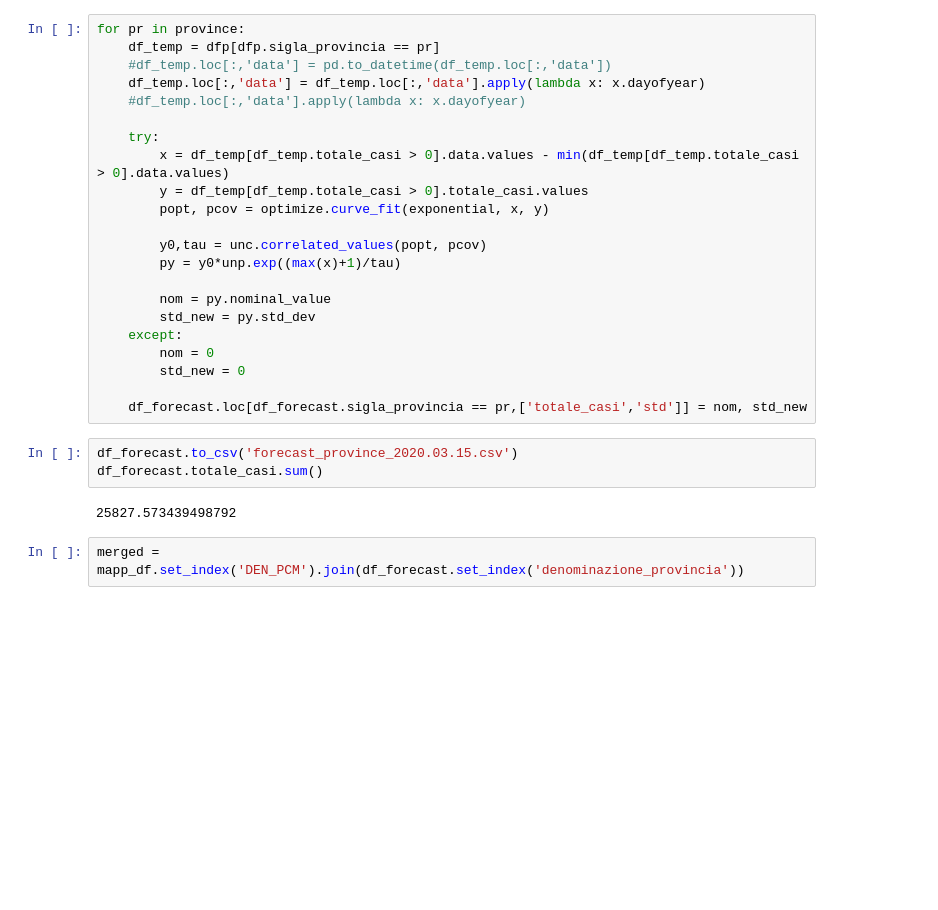
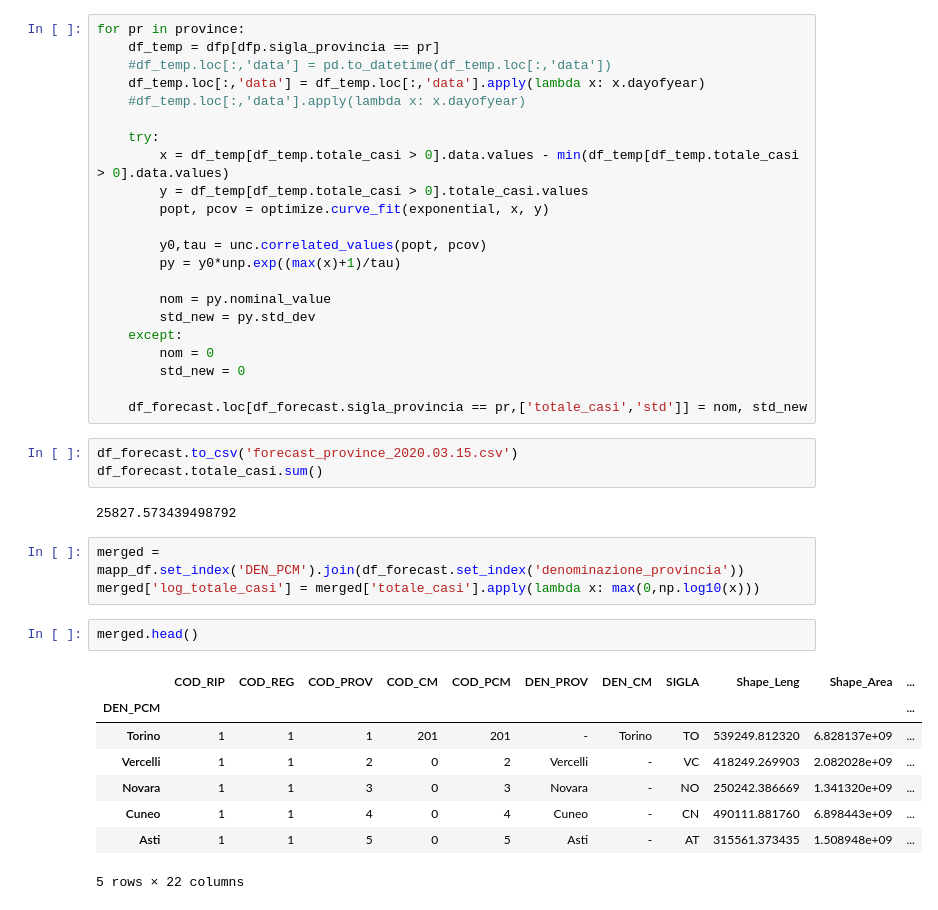
Before and after one commit to albortros/COVID-19, a Jupyter notebook: analysis/COVID.ipynb, the cells around one changed output. Saved outputs shown, nothing was run; the diff lists cells and outputs as text; blank space fills up the shorter version.

```diff
--- a/analysis/COVID.ipynb
+++ b/analysis/COVID.ipynb
@@ -193,4 +191,16 @@ df_forecast.totale_casi.sum()
 25827.573439498792
 # %%
 merged = mapp_df.set_index('DEN_PCM').join(df_forecast.set_index('denominazione_provincia'))
+merged['log_totale_casi'] = merged['totale_casi'].apply(lambda x: max(0,np.log10(x)))
+# %%
+merged.head()
+# %% [output]
+|  | COD_RIP | COD_REG | COD_PROV | COD_CM | COD_PCM | DEN_PROV | DEN_CM | SIGLA | Shape_Leng | Shape_Area | ... |
+| DEN_PCM |  |  |  |  |  |  |  |  |  |  | ... |
+| Torino | 1 | 1 | 1 | 201 | 201 | - | Torino | TO | 539249.812320 | 6.828137e+09 | ... |
+| Vercelli | 1 | 1 | 2 | 0 | 2 | Vercelli | - | VC | 418249.269903 | 2.082028e+09 | ... |
+| Novara | 1 | 1 | 3 | 0 | 3 | Novara | - | NO | 250242.386669 | 1.341320e+09 | ... |
+| Cuneo | 1 | 1 | 4 | 0 | 4 | Cuneo | - | CN | 490111.881760 | 6.898443e+09 | ... |
+| Asti | 1 | 1 | 5 | 0 | 5 | Asti | - | AT | 315561.373435 | 1.508948e+09 | ... |
+5 rows × 22 columns
 # %%
```
Also changed, not shown: parts of 14 cells of this notebook, 49 other files.
